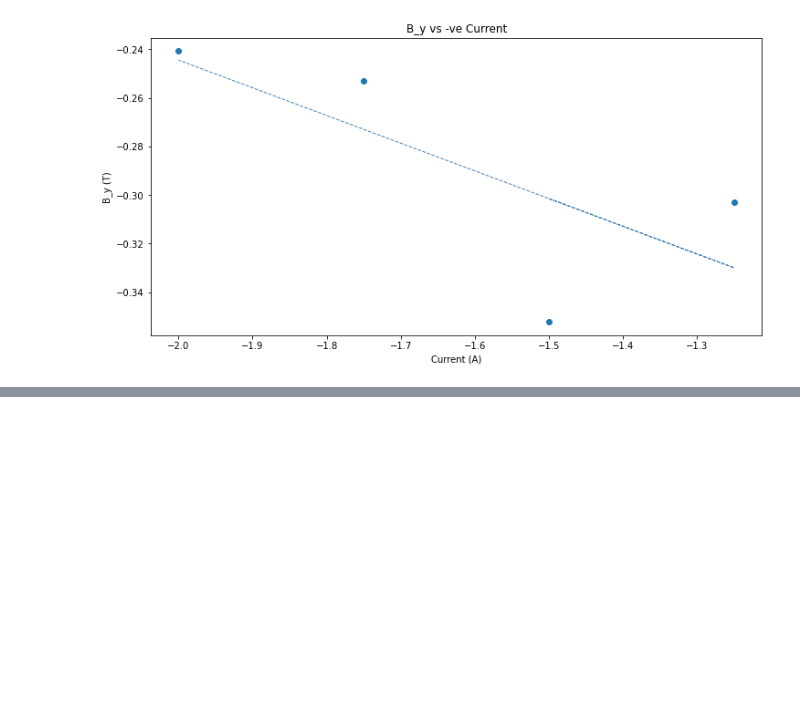
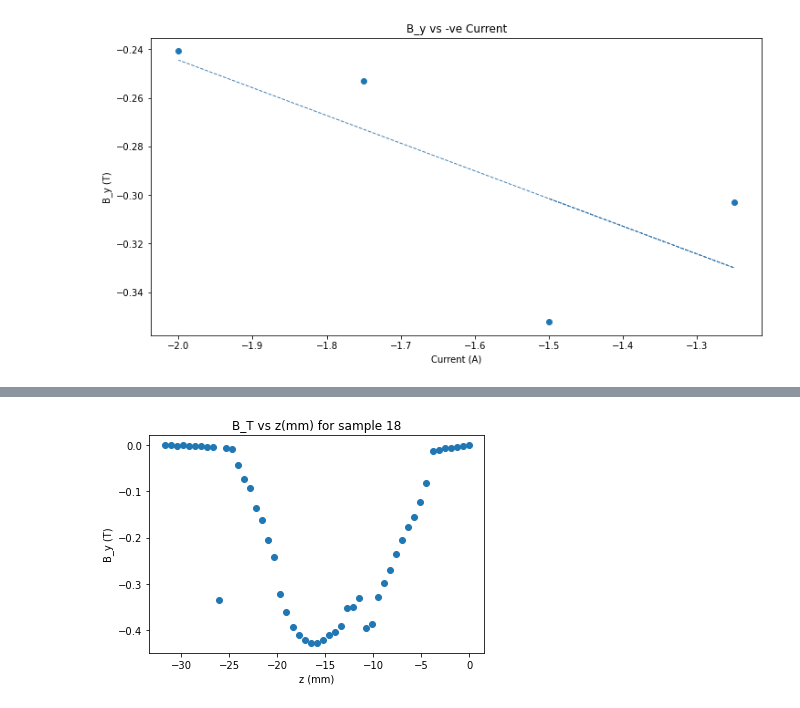
Before and after one commit to sanur98/Modern-Experimental-Physics-Project-1, a Jupyter notebook: project1.ipynb, the cells around one changed output, grey strips where cells are left out. Cells and saved outputs as stored; diff of their text form; code cells hidden in the pictures; blank space fills up the shorter version.

```diff
--- a/project1.ipynb
+++ b/project1.ipynb
@@ -7,6 +7,7 @@ filepath = os.path.abspath('')
 samplesFilepath = filepath + '/data-from-samples.csv'
 calibrationFilepath = filepath + '/calibration-data.csv'
 surveyingFilepath = filepath + '/magneticFieldSurveying.csv'
+sample18Filepath = filepath + '/sample18.csv'
 MuNaught = float('1.257e-6')
 beta = 0.42
 g=9.81
@@ -20,6 +21,7 @@ def calculateVolume(mass,density):
 samplesData = pd.read_csv(samplesFilepath)
 calibrationData = pd.read_csv(calibrationFilepath)
 surveyingData = pd.read_csv(surveyingFilepath)
+sample18 = pd.read_csv(sample18Filepath)
 # %%
 class Sample:
     def __init__(self,name,high,low,state):
@@ -321,0 +310,19 @@ AttributeError: 'Sample' object has no attribute 'get'
+# %%
+xList = []
+yList1 = []
+yList2 = []
+for i in sample18.index:
+    z = sample18['z'][i]
+    deltaM = sample18['delta m'][i]
+    by = (g * deltaM/1000)/(1.75*0.01)
+    xList.append(z)
+    yList1.append(by)
+    yList2.append(deltaM)
+
+plt.scatter(xList,yList1)
+plt.xlabel('z (mm)')
+plt.ylabel('B_y (T)')
+plt.title('B_T vs z(mm) for sample 18')
+plt.show()
+# %% [output]
+[figure, added]
```
Also changed, not shown: parts of 5 cells of this notebook, 1 other file.
